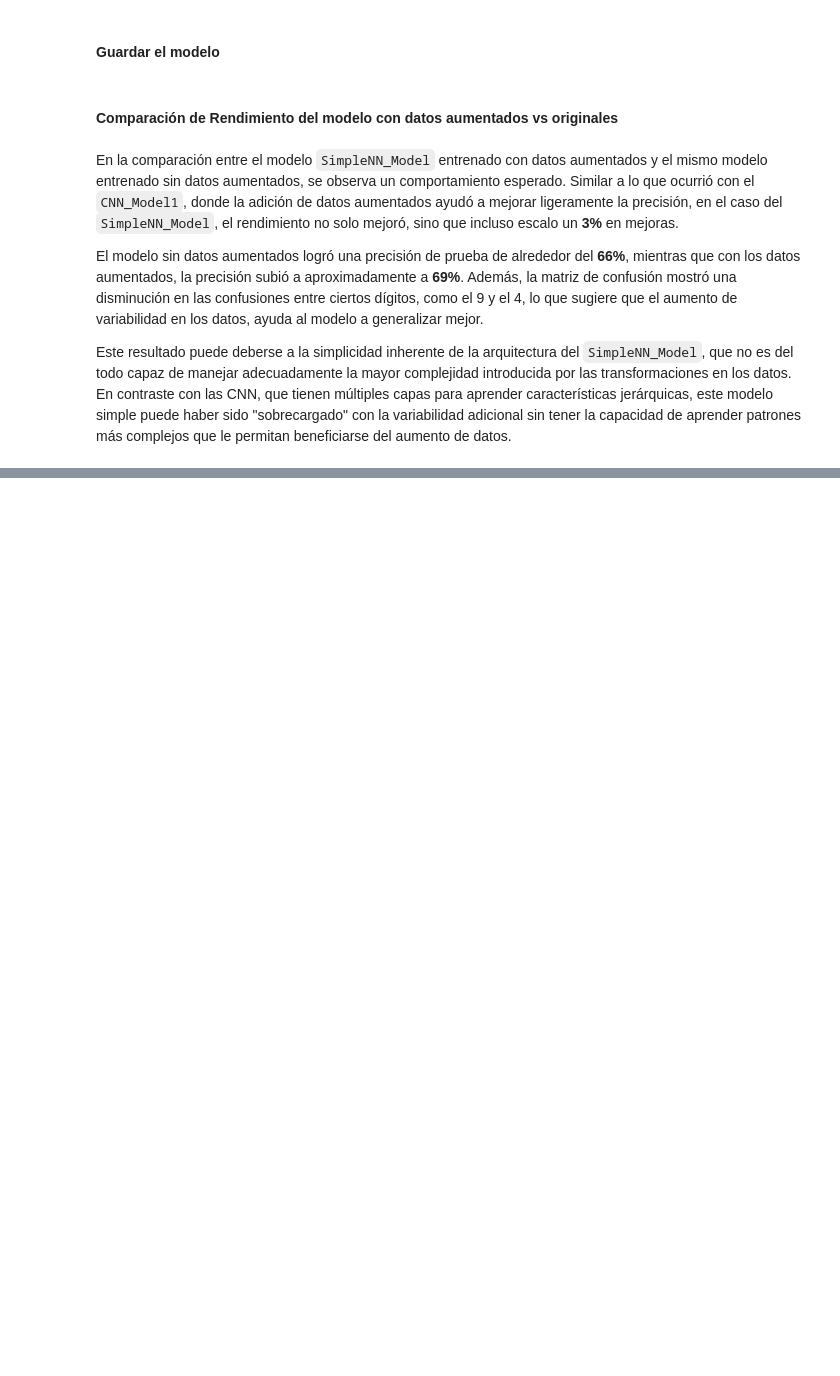
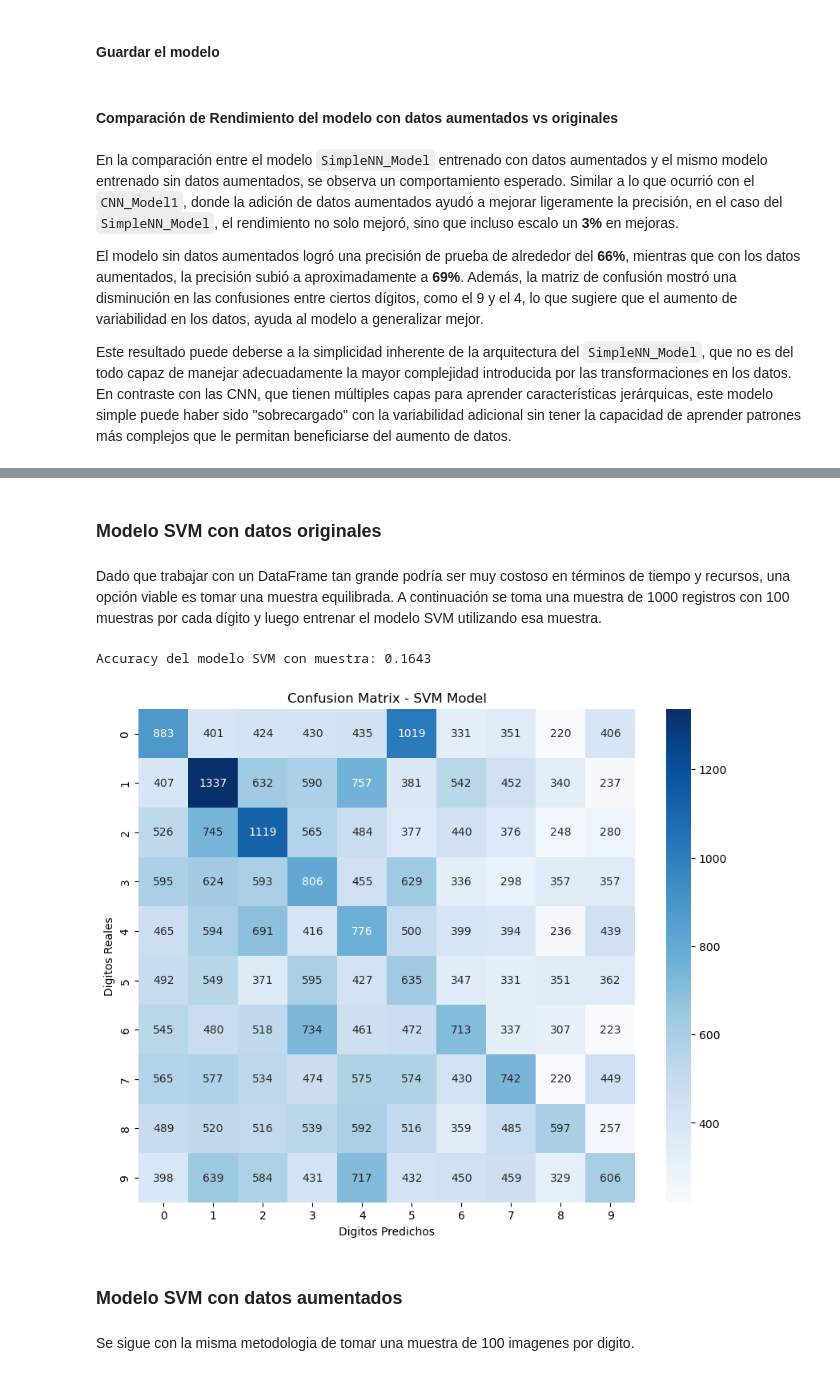
Before and after one commit to LeivaDiego/Lab4-DataScience, a Jupyter notebook: Lab4_CNN.ipynb, the cells around one changed output, grey strips where cells are left out. Cells and saved outputs as stored; diff of their text form; code cells hidden in the pictures; blank space fills up the shorter version.

Commit message:
Modelos SVM

```diff
--- a/Lab4_CNN.ipynb
+++ b/Lab4_CNN.ipynb
@@ -2147,0 +2163,61 @@ Este resultado puede deberse a la simplicidad inherente de la arquitectura del `
+# %% [markdown]
+### Modelo SVM con datos originales
+# %% [markdown]
+Dado que trabajar con un DataFrame tan grande podría ser muy costoso en términos de tiempo y recursos, una opción viable es tomar una muestra equilibrada. A continuación se toma una muestra de 1000 registros con 100 muestras por cada dígito y luego entrenar el modelo SVM utilizando esa muestra.
+# %%
+# Cargar el conjunto de datos de entrenamiento original
+train_df = pd.read_csv('data/train.csv', dtype=np.float32)
+test_df = pd.read_csv('data/test.csv', dtype=np.float32)
+
+# Tomar una muestra de 1000 registros, 100 por cada dígito (label)
+sample_df_svm = train_df.groupby('label', group_keys=False).apply(lambda x: x.sample(n=100, random_state=42)).reset_index(drop=True)
+
+# Separar características (pixeles) y etiquetas (label) en el DataFrame de la muestra
+X_train_svm = sample_df_svm.drop(columns=['label'])
+y_train_svm = sample_df_svm['label']
+
+# Puedes hacer lo mismo con test_df para asegurar una muestra balanceada si es necesario
+# Aquí asumimos que test_df ya está balanceado y no se requiere tomar muestra
+X_test_svm = test_df.drop(columns=['label'])
+y_test_svm = test_df['label']
+
+# Estandarizar las características (es una buena práctica para SVM)
+scaler_svm = StandardScaler()
+X_train_svm = scaler_svm.fit_transform(X_train_svm)
+X_test_svm = scaler_svm.transform(X_test_svm)
+
+# Crear el modelo SVM (puedes ajustar los hiperparámetros como 'kernel', 'C', 'gamma', etc.)
+model_svm = SVC(kernel='linear', C=1.0, random_state=42)
+
+# Entrenar el modelo con la muestra
+model_svm.fit(X_train_svm, y_train_svm)
+
+# Generar predicciones
+y_pred_svm = model_svm.predict(X_test_svm)
+
+# Calcular y mostrar el accuracy
+accuracy_svm = accuracy_score(y_test_svm, y_pred_svm)
+print(f'Accuracy del modelo SVM con muestra: {accuracy_svm:.4f}')
+# %% [output]
+Accuracy del modelo SVM con muestra: 0.1643
+# %%
+# Generar la matriz de confusión
+cm_svm = confusion_matrix(y_test_svm, y_pred_svm)
+
+# Crear la figura de la matriz de confusión
+plt.figure(figsize=(10, 8))
+sns.heatmap(cm_svm, annot=True, fmt='d', cmap='Blues', xticklabels=range(10), yticklabels=range(10))
+
+# Configurar etiquetas y título
+plt.xlabel('Digitos Predichos')
+plt.ylabel('Digitos Reales')
+plt.title('Confusion Matrix - SVM Model')
+
+# Mostrar la gráfica
+plt.show()
+# %% [output]
+[figure, added]
+# %% [markdown]
+### Modelo SVM con datos aumentados
+# %% [markdown]
+Se sigue con la misma metodologia de tomar una muestra de 100 imagenes por digito.
```
Also changed, not shown: parts of 6 cells of this notebook.
